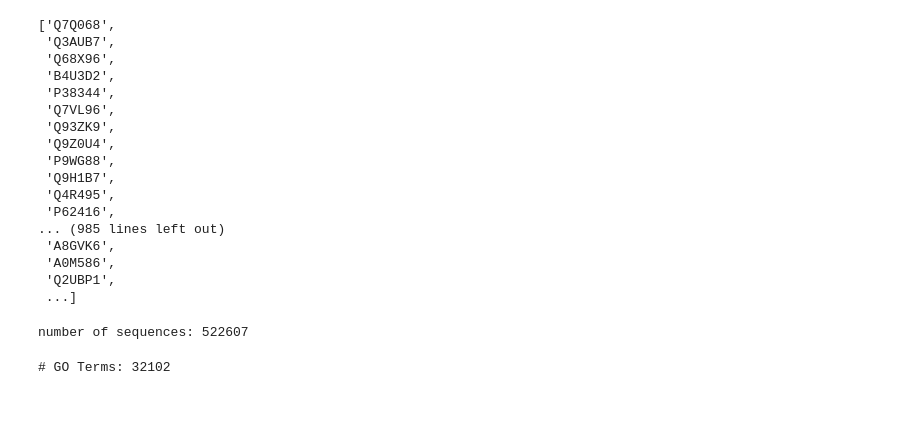
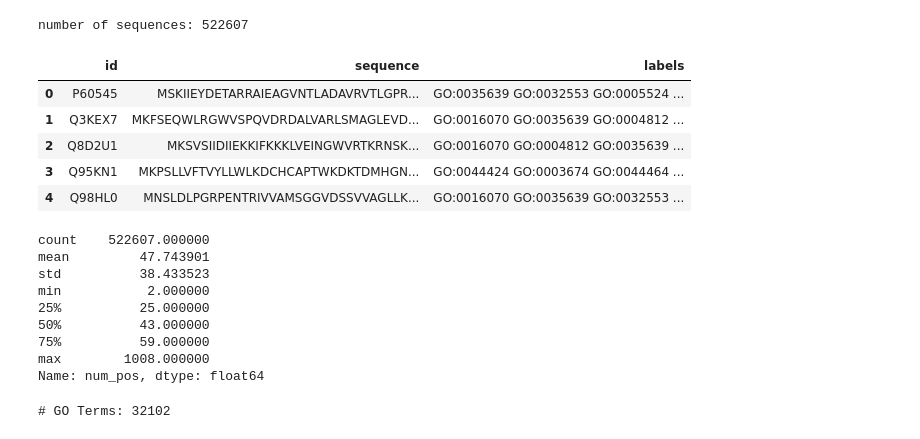
Before and after one commit to microsoft/protnote, a Jupyter notebook: notebooks/debugging.ipynb, the cells around one changed output. Drawn from its saved outputs; the diff is of its cells as text; code cells hidden in the pictures; blank space fills up the shorter version.

```diff
--- a/notebooks/debugging.ipynb
+++ b/notebooks/debugging.ipynb
@@ -230,24 +19,3 @@ l
-# %%
-o  = set(original_test_labels['up_id'])
-[i[1][0] for i in test if i[1][0] in o]
-# %% [output]
-['Q7Q068',
- 'Q3AUB7',
- 'Q68X96',
- 'B4U3D2',
- 'P38344',
- 'Q7VL96',
- 'Q93ZK9',
- 'Q9Z0U4',
- 'P9WG88',
- 'Q9H1B7',
- 'Q4R495',
- 'P62416',
-... (985 lines left out)
- 'A8GVK6',
- 'A0M586',
- 'Q2UBP1',
- ...]
 # %%
 train = [(k[0],j," ".join(k[1:])) for j,k in train]
 test = [(k[0],j," ".join(k[1:])) for j,k in test]
@@ -261,3 +29,12 @@ num_sequences = len(df)
 print('number of sequences:',num_sequences)
 # %% [output]
 number of sequences: 522607
+# %%
+df.head()
+# %% [output]
+|  | id | sequence | labels |
+| 0 | P60545 | MSKIIEYDETARRAIEAGVNTLADAVRVTLGPR... | GO:0035639 GO:0032553 GO:0005524 ... |
+| 1 | Q3KEX7 | MKFSEQWLRGWVSPQVDRDALVARLSMAGLEVD... | GO:0016070 GO:0035639 GO:0004812 ... |
+| 2 | Q8D2U1 | MKSVSIIDIIEKKIFKKKLVEINGWVRTKRNSK... | GO:0016070 GO:0004812 GO:0035639 ... |
+| 3 | Q95KN1 | MKPSLLVFTVYLLWLKDCHCAPTWKDKTDMHGN... | GO:0044424 GO:0003674 GO:0044464 ... |
+| 4 | Q98HL0 | MNSLDLPGRPENTRIVVAMSGGVDSSVVAGLLK... | GO:0016070 GO:0035639 GO:0032553 ... |
@@ -264,3 +43,15 @@ number of sequences: 522607
+# %%
+df['num_pos'].describe()
+# %% [output]
+count    522607.000000
+mean         47.743901
+std          38.433523
+min           2.000000
+25%          25.000000
+50%          43.000000
+75%          59.000000
+max        1008.000000
+Name: num_pos, dtype: float64
 # %%
 labels = Counter()
 
```
Also changed, not shown: parts of 49 cells of this notebook, 5 other files.
